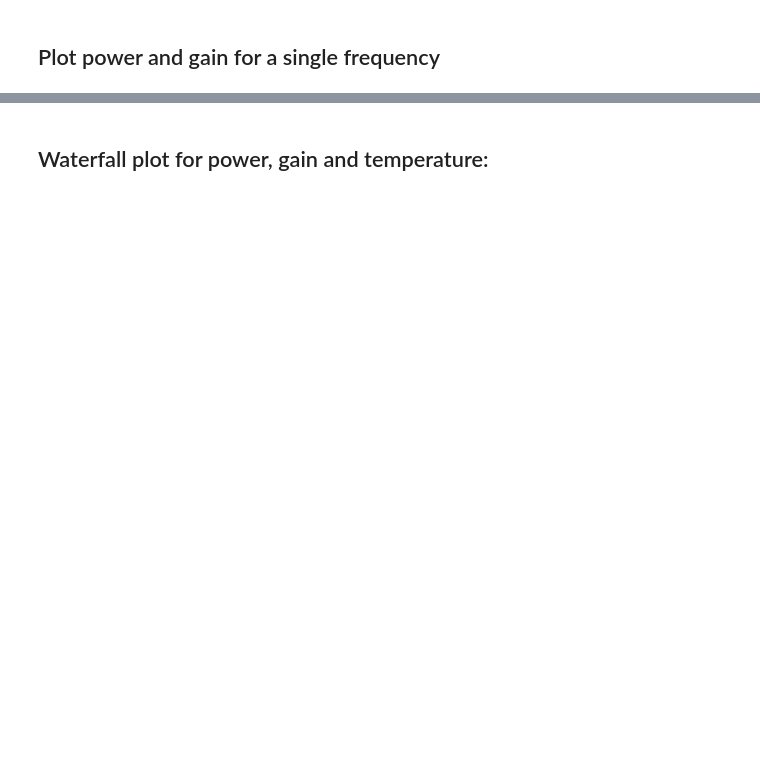
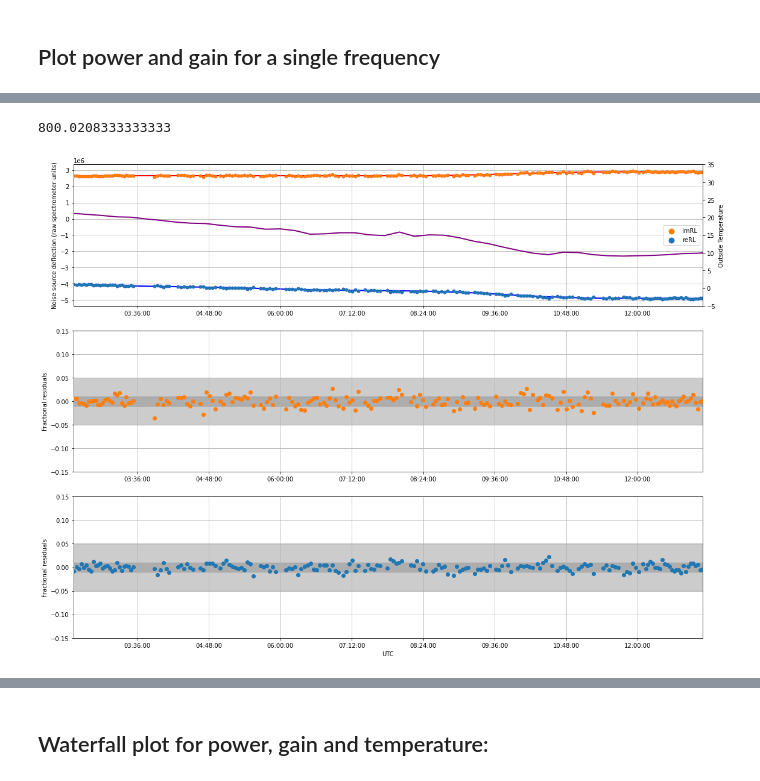
Before and after one commit to aordog/dva_pipeline, a Jupyter notebook: dva_noisesrc_gain_correction.ipynb, the cells around one changed output, grey strips where cells are left out. Cells and saved outputs as stored; diff of their text form; code cells hidden in the pictures; blank space fills up the shorter version.

```diff
--- a/dva_noisesrc_gain_correction.ipynb
+++ b/dva_noisesrc_gain_correction.ipynb
@@ -340 +811,51 @@ for i in range(0,len(freq)):
+# %%
+fplot = 800
+df = freq[1]-freq[0]
+wf = np.where(abs(freq-fplot)<df/2)[0][0]
+print(freq[wf])
+
+fig1, axs = plt.subplots(3,1,figsize=(16,12))
+
+axs[0].scatter(t_noise,imRL_dnoise_arr[:,wf],s=20,color='red')
+axs[0].scatter(t_noise,imRL_dnoise_fix[:,wf],s=20,color='C1',label='imRL',zorder=10)
+axs[0].scatter(t_noise,reRL_dnoise_arr[:,wf],s=20,color='blue')
+axs[0].scatter(t_noise,reRL_dnoise_fix[:,wf],s=20,color='C0',label='reRL',zorder=10)
+axs[0].plot(t_set_plt,reRL_fit[:,wf],color='blue',linewidth=2,zorder=0)
+axs[0].plot(t_set_plt,imRL_fit[:,wf],color='red',linewidth=2,zorder=0)
+#axs[0].set_ylim(65,69)
+axs[0].set_ylabel('Noise source deflection (raw spectrometer units)')
+axs[0].legend(markerscale=2)
+
+ax2 = axs[0].twinx()
+ax2.plot(t_weath_plt,temp_C,color='purple',linewidth=2)
+ax2.set_ylim(-5,35)
+ax2.set_ylabel('Outside Temperature')
+
+axs[1].scatter(t_noise,(imRL_dnoise_fix[:,wf]-imRL_fit_noise_pt[:,wf])/imRL_dnoise_fix[:,wf],
+               color='C1',zorder=10)
+axs[1].set_ylim(-0.15,0.15)
+axs[1].fill_between(t_set_plt,-0.05,0.05,zorder=0,color='grey',alpha=0.4)
+axs[1].fill_between(t_set_plt,-0.01,0.01,zorder=1,color='grey',alpha=0.4)
+axs[1].set_ylabel('Fractional residuals')
+
+axs[2].scatter(t_noise,(reRL_dnoise_fix[:,wf]-reRL_fit_noise_pt[:,wf])/reRL_dnoise_fix[:,wf],
+               color='C0',zorder=10)
+axs[2].set_ylim(-0.15,0.15)
+axs[2].fill_between(t_set_plt,-0.05,0.05,zorder=0,color='grey',alpha=0.4)
+axs[2].fill_between(t_set_plt,-0.01,0.01,zorder=1,color='grey',alpha=0.4)
+axs[2].set_ylabel('Fractional residuals')
+
+
+for i in range(0,3):
+    axs[i].xaxis.set_major_formatter(mdates.DateFormatter('%H:%M:%S'))
+    axs[i].fmt_xdata = mdates.DateFormatter('%H:%M:%S')
+    axs[i].set_xlim(raster1_start_mjd[0],raster2_stop_mjd[-1])
+    axs[i].grid()
+axs[2].set_xlabel('UTC')
+
+plt.tight_layout()
+plt.savefig('../DVA_PLOTS/noise_gain_corr/noise_deflection_pol_fits_800MHz_phase'+phase+'_day'+day+'.png')
+# %% [output]
+800.0208333333333
+[figure, added]
 # %%
```
Also changed, not shown: parts of 36 cells of this notebook.
